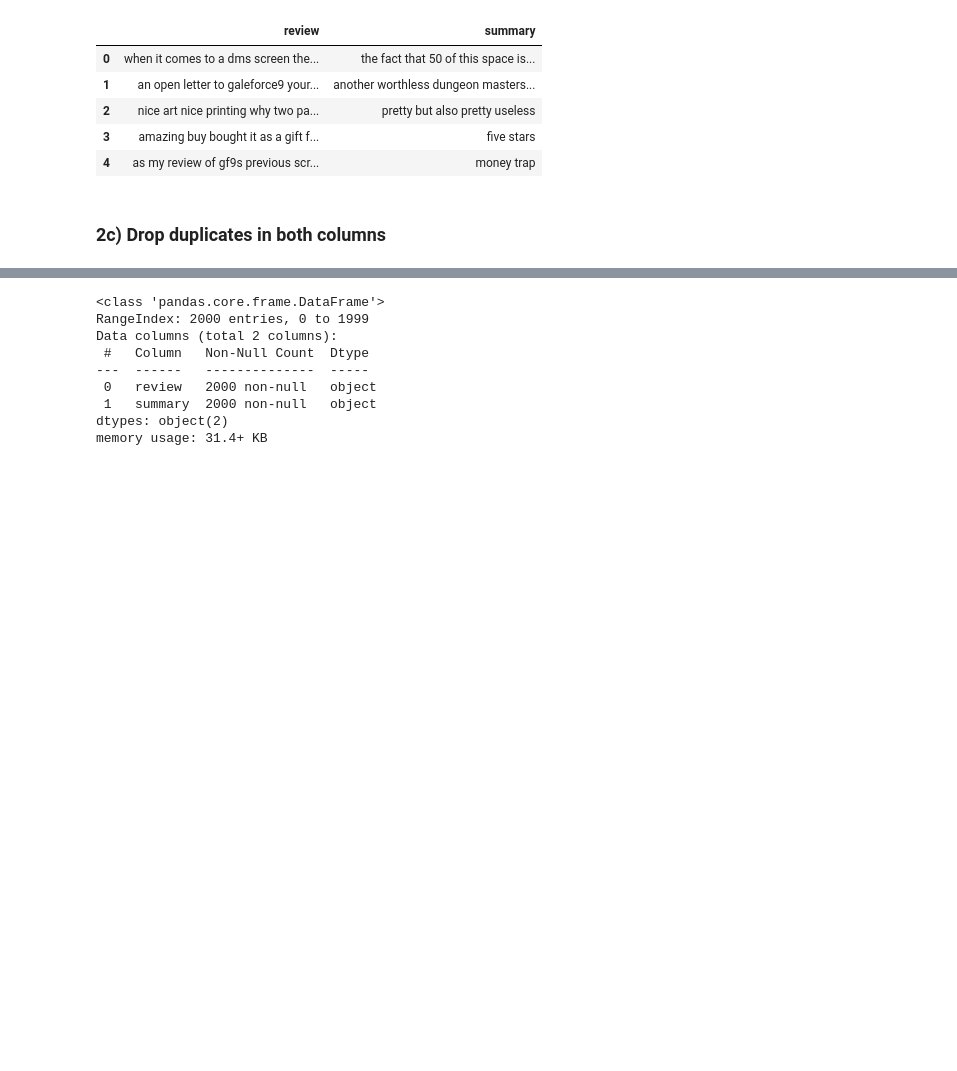
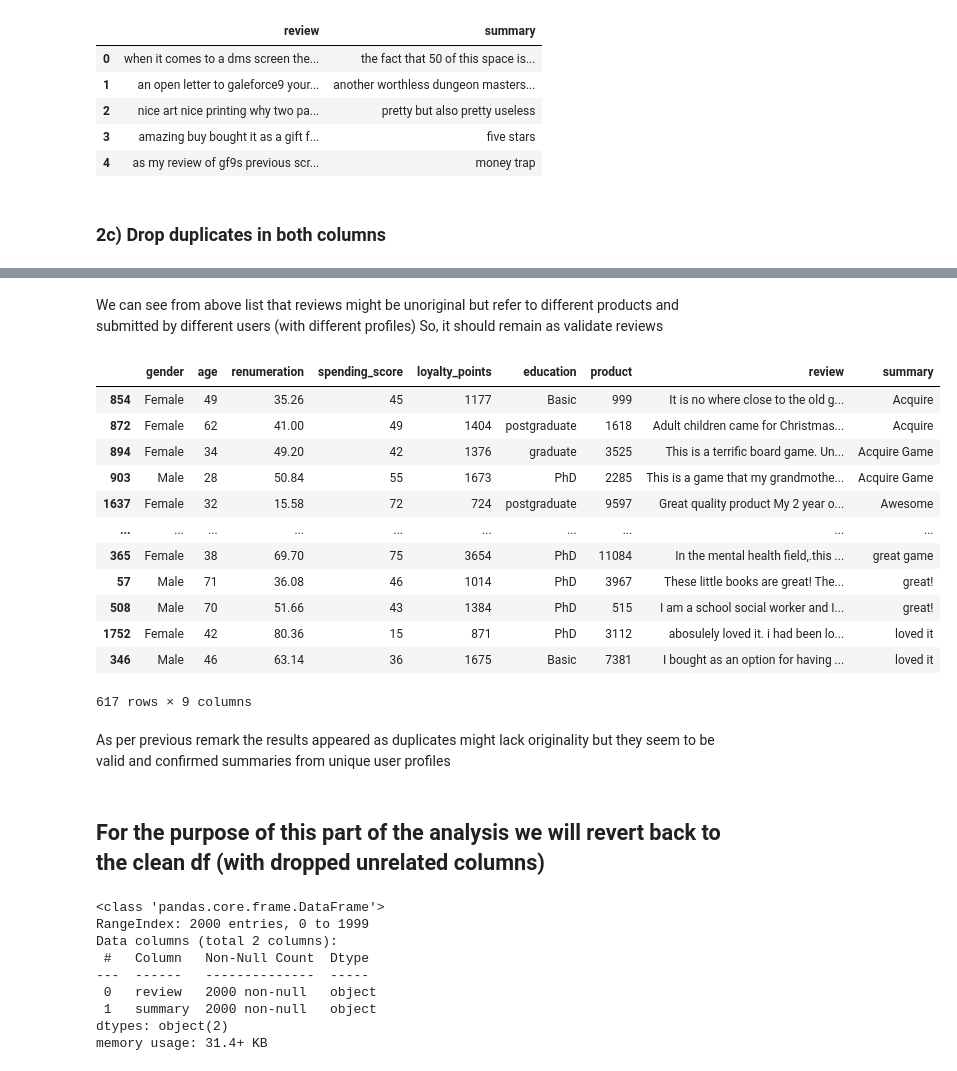
Before and after one commit to mikebenas/LSE_TurtleGames_R_Analysis, a Jupyter notebook: LSE_DA301_Assignment_Python_template.ipynb, the cells around one changed output, grey strips where cells are left out. Cells and saved outputs as stored; diff of their text form; code cells hidden in the pictures; blank space fills up the shorter version.

```diff
--- a/LSE_DA301_Assignment_Python_template.ipynb
+++ b/LSE_DA301_Assignment_Python_template.ipynb
@@ -1358,3 +1401,30 @@ df3new.head()
+# %% [markdown]
+We can see from above list that reviews might be unoriginal but refer </br>
+to different products and submitted by different users (with different profiles)</br>
+So, it should remain as validate reviews
+# %%
+#Repeat with the values of 'summary' duplicates
+df_dup2 = df_NLP[df_NLP.duplicated(['summary'], keep=False)].sort_values(by='summary')
+df_dup2
+# %% [output]
+|  | gender | age | renumeration | spending_score | loyalty_points | education | product | review | summary |
+| 854 | Female | 49 | 35.26 | 45 | 1177 | Basic | 999 | It is no where close to the old g... | Acquire |
+| 872 | Female | 62 | 41.00 | 49 | 1404 | postgraduate | 1618 | Adult children came for Christmas... | Acquire |
+| 894 | Female | 34 | 49.20 | 42 | 1376 | graduate | 3525 | This is a terrific board game. Un... | Acquire Game |
+| 903 | Male | 28 | 50.84 | 55 | 1673 | PhD | 2285 | This is a game that my grandmothe... | Acquire Game |
+| 1637 | Female | 32 | 15.58 | 72 | 724 | postgraduate | 9597 | Great quality product My 2 year o... | Awesome |
+| ... | ... | ... | ... | ... | ... | ... | ... | ... | ... |
+| 365 | Female | 38 | 69.70 | 75 | 3654 | PhD | 11084 | In the mental health field,.this ... | great game |
+| 57 | Male | 71 | 36.08 | 46 | 1014 | PhD | 3967 | These little books are great! The... | great! |
+| 508 | Male | 70 | 51.66 | 43 | 1384 | PhD | 515 | I am a school social worker and I... | great! |
+| 1752 | Female | 42 | 80.36 | 15 | 871 | PhD | 3112 | abosulely loved it. i had been lo... | loved it |
+| 346 | Male | 46 | 63.14 | 36 | 1675 | Basic | 7381 | I bought as an option for having ... | loved it |
+617 rows × 9 columns
+# %% [markdown]
+As per previous remark the results appeared as duplicates </br>
+might lack originality but they seem to be valid and confirmed summaries from unique user profiles
+# %% [markdown]
+## For the purpose of this part of the analysis we will revert back to the clean df (with dropped unrelated columns)
 # %%
 df3new.info()
 # %% [output]
```
Also changed, not shown: parts of 19 cells of this notebook, 1 other file.
